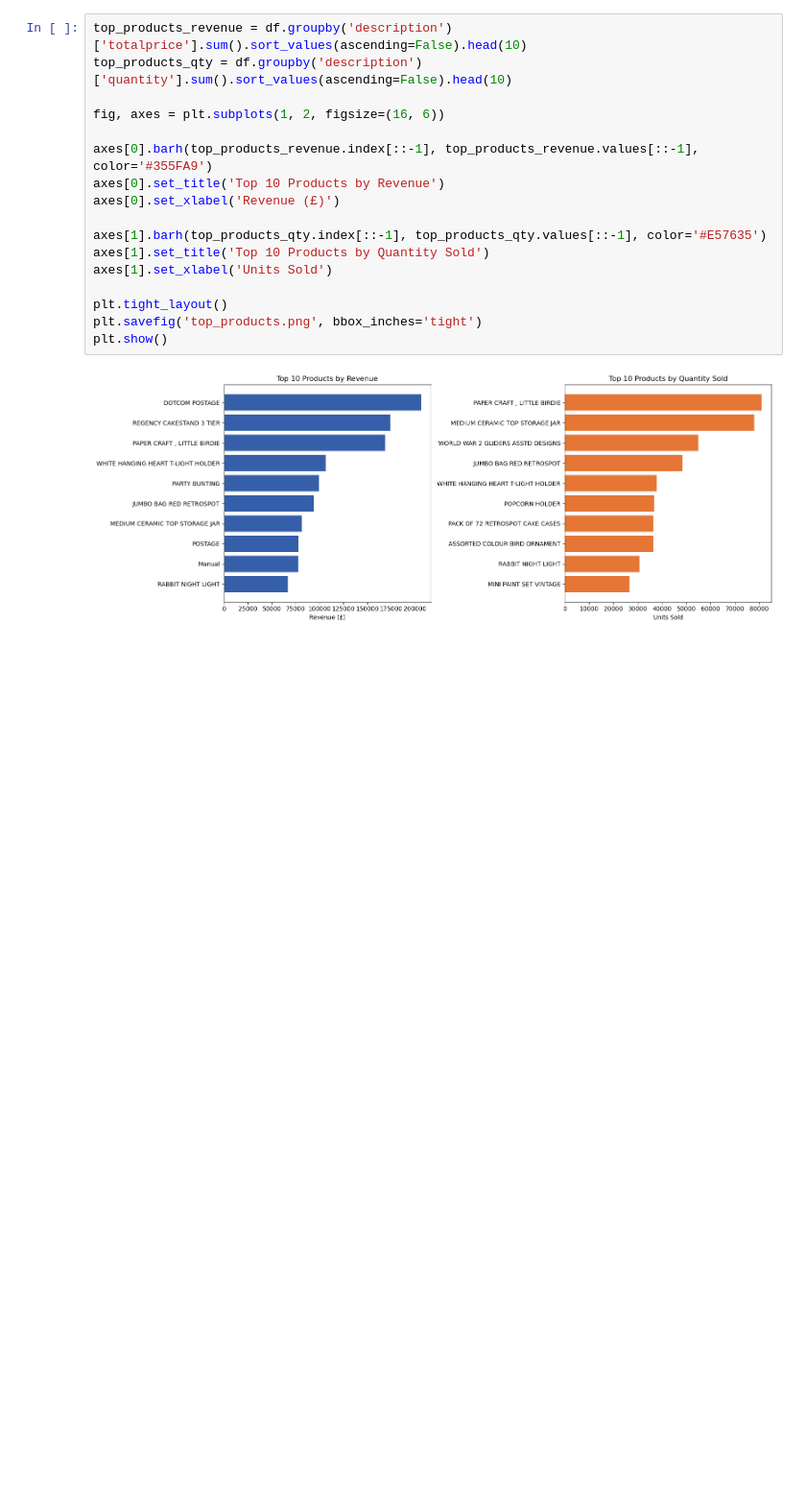
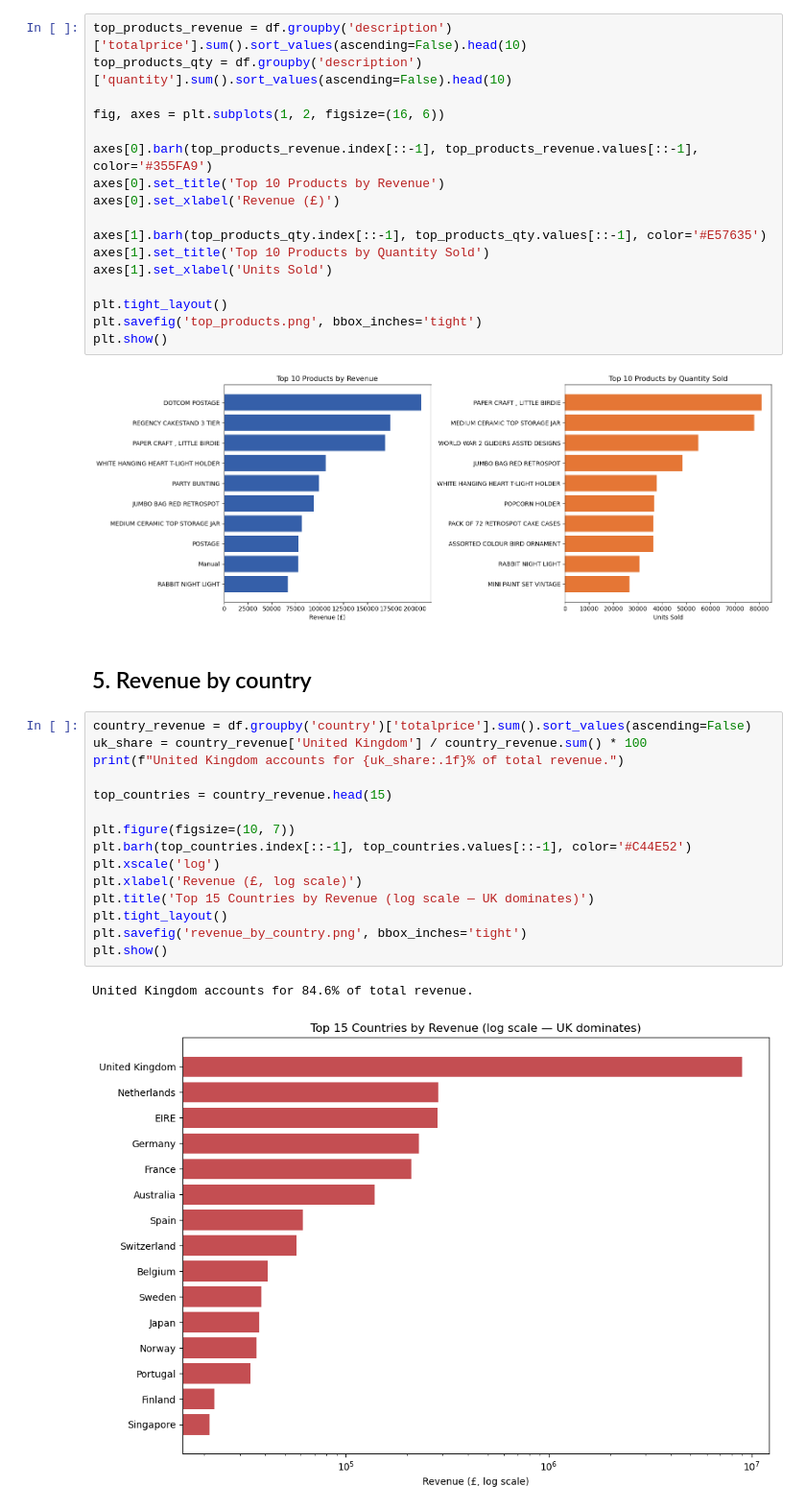
Before and after one commit to itsayushydv/data-analytics-projects, a Jupyter notebook: ecom/notebook/revenue_trend.ipynb, the cells around one changed output. Shown at 96% size. Cells and saved outputs as stored; diff of their text form; blank space fills up the shorter version.

Commit message:
feat: add revenue by country

```diff
--- a/ecom/notebook/revenue_trend.ipynb
+++ b/ecom/notebook/revenue_trend.ipynb
@@ -120,3 +120,23 @@ plt.savefig('top_products.png', bbox_inches='tight')
 plt.show()
 # %% [output]
 [figure]
+# %% [markdown]
+## 5. Revenue by country
+# %%
+country_revenue = df.groupby('country')['totalprice'].sum().sort_values(ascending=False)
+uk_share = country_revenue['United Kingdom'] / country_revenue.sum() * 100
+print(f"United Kingdom accounts for {uk_share:.1f}% of total revenue.")
+
+top_countries = country_revenue.head(15)
+
+plt.figure(figsize=(10, 7))
+plt.barh(top_countries.index[::-1], top_countries.values[::-1], color='#C44E52')
+plt.xscale('log')
+plt.xlabel('Revenue (£, log scale)')
+plt.title('Top 15 Countries by Revenue (log scale — UK dominates)')
+plt.tight_layout()
+plt.savefig('revenue_by_country.png', bbox_inches='tight')
+plt.show()
+# %% [output]
+United Kingdom accounts for 84.6% of total revenue.
+[figure, added]
```
Also changed, not shown: 1 other file.
